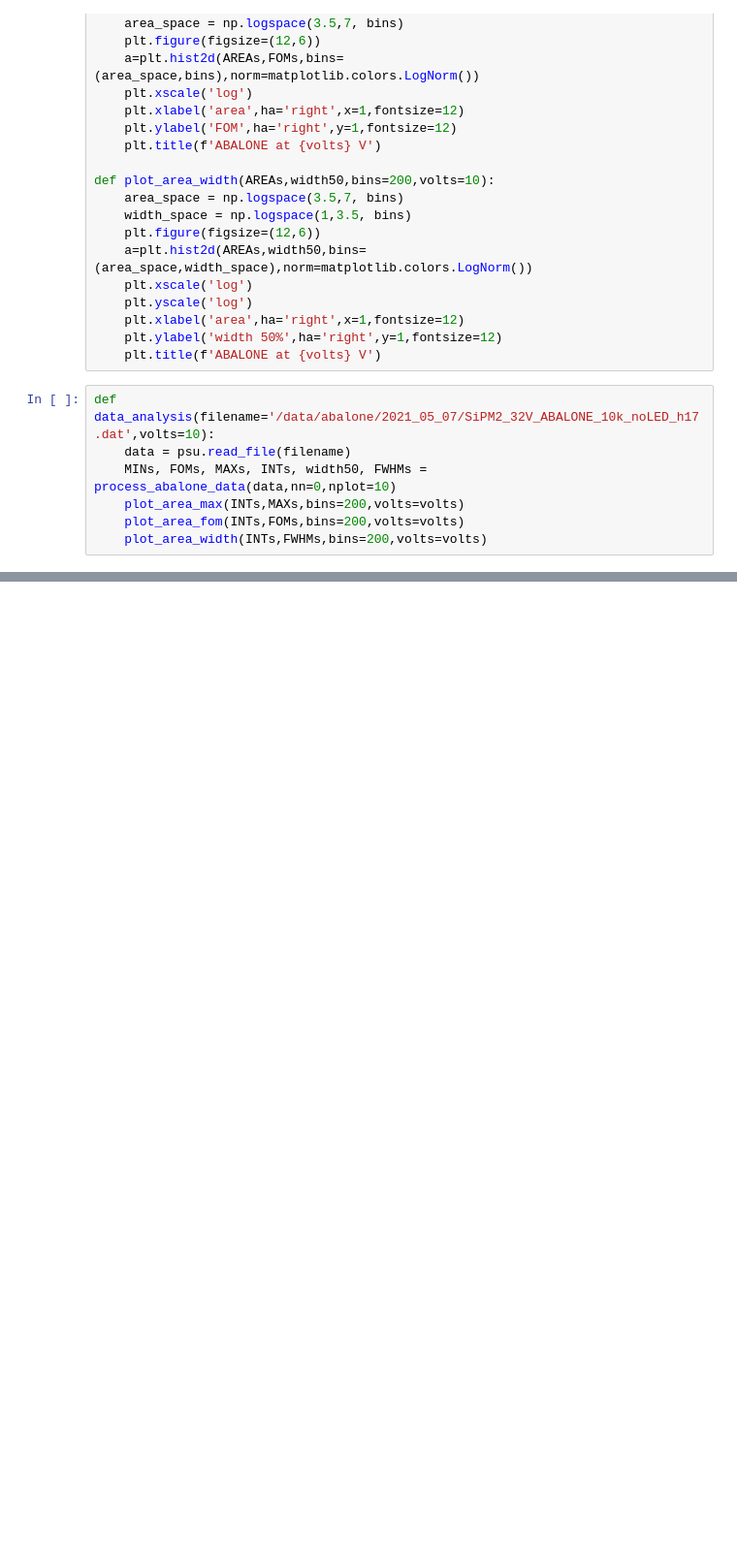
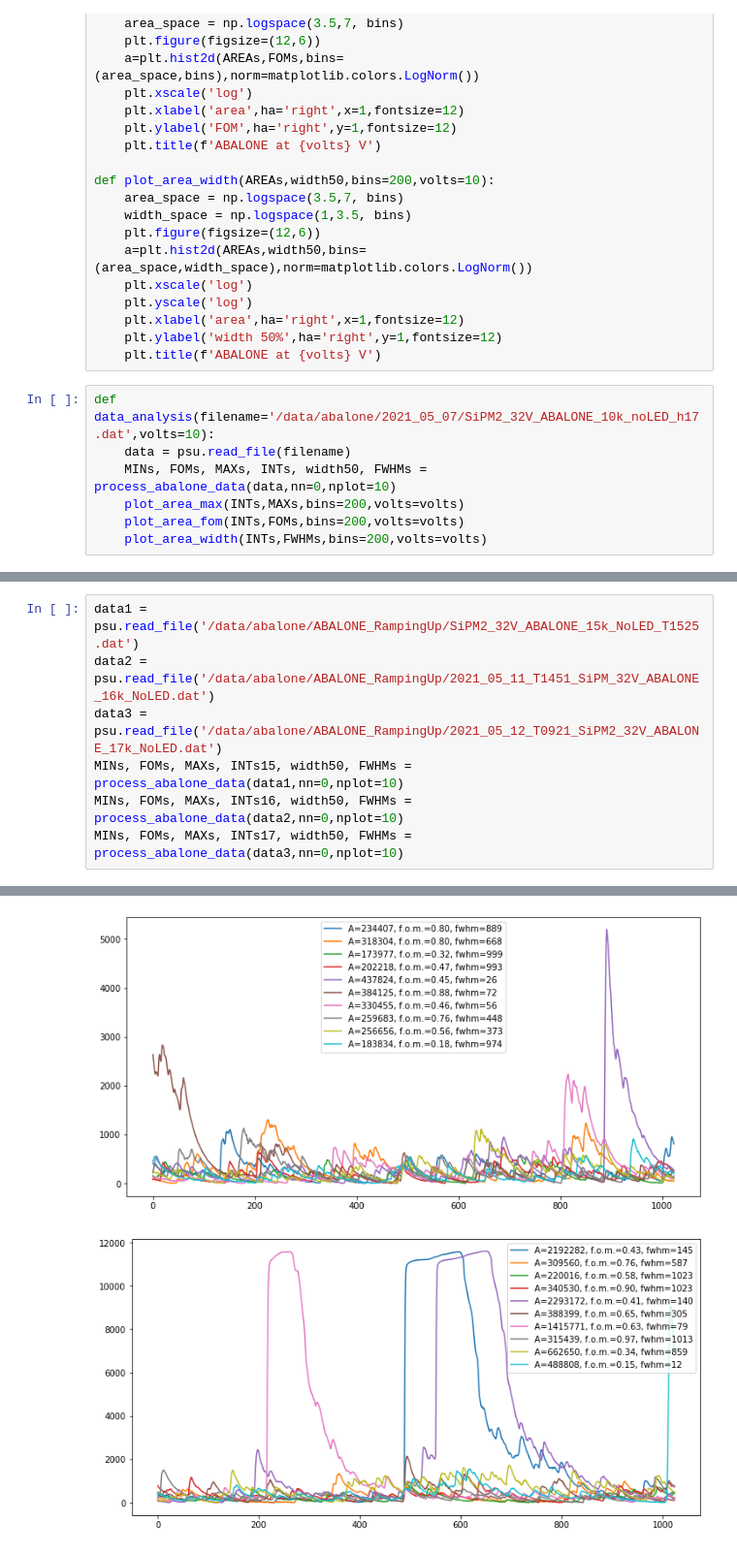
Before and after one commit to valerioda/abalone, a Jupyter notebook: process_abalone_rampingup_20210511.ipynb, the cells around one changed output, grey strips where cells are left out. Shown at 97% size. Saved outputs shown, nothing was run; the diff lists cells and outputs as text; blank space fills up the shorter version.

Commit message:
ABALONE ramping up

```diff
--- a/process_abalone_rampingup_20210511.ipynb
+++ b/process_abalone_rampingup_20210511.ipynb
@@ -170,0 +173,8 @@ event n. 600000 time to process: 31.57
+# %%
+data1 = psu.read_file('/data/abalone/ABALONE_RampingUp/SiPM2_32V_ABALONE_15k_NoLED_T1525.dat')
+data2 = psu.read_file('/data/abalone/ABALONE_RampingUp/2021_05_11_T1451_SiPM_32V_ABALONE_16k_NoLED.dat')
+data3 = psu.read_file('/data/abalone/ABALONE_RampingUp/2021_05_12_T0921_SiPM2_32V_ABALONE_17k_NoLED.dat')
+MINs, FOMs, MAXs, INTs15, width50, FWHMs = process_abalone_data(data1,nn=0,nplot=10)
+MINs, FOMs, MAXs, INTs16, width50, FWHMs = process_abalone_data(data2,nn=0,nplot=10)
+MINs, FOMs, MAXs, INTs17, width50, FWHMs = process_abalone_data(data3,nn=0,nplot=10)
+# %% [output]
@@ -170,0 +199,2 @@ event n. 600000 time to process: 31.57
+[figure, added]
+[figure, added]
```
Also changed, not shown: parts of 5 cells of this notebook.
